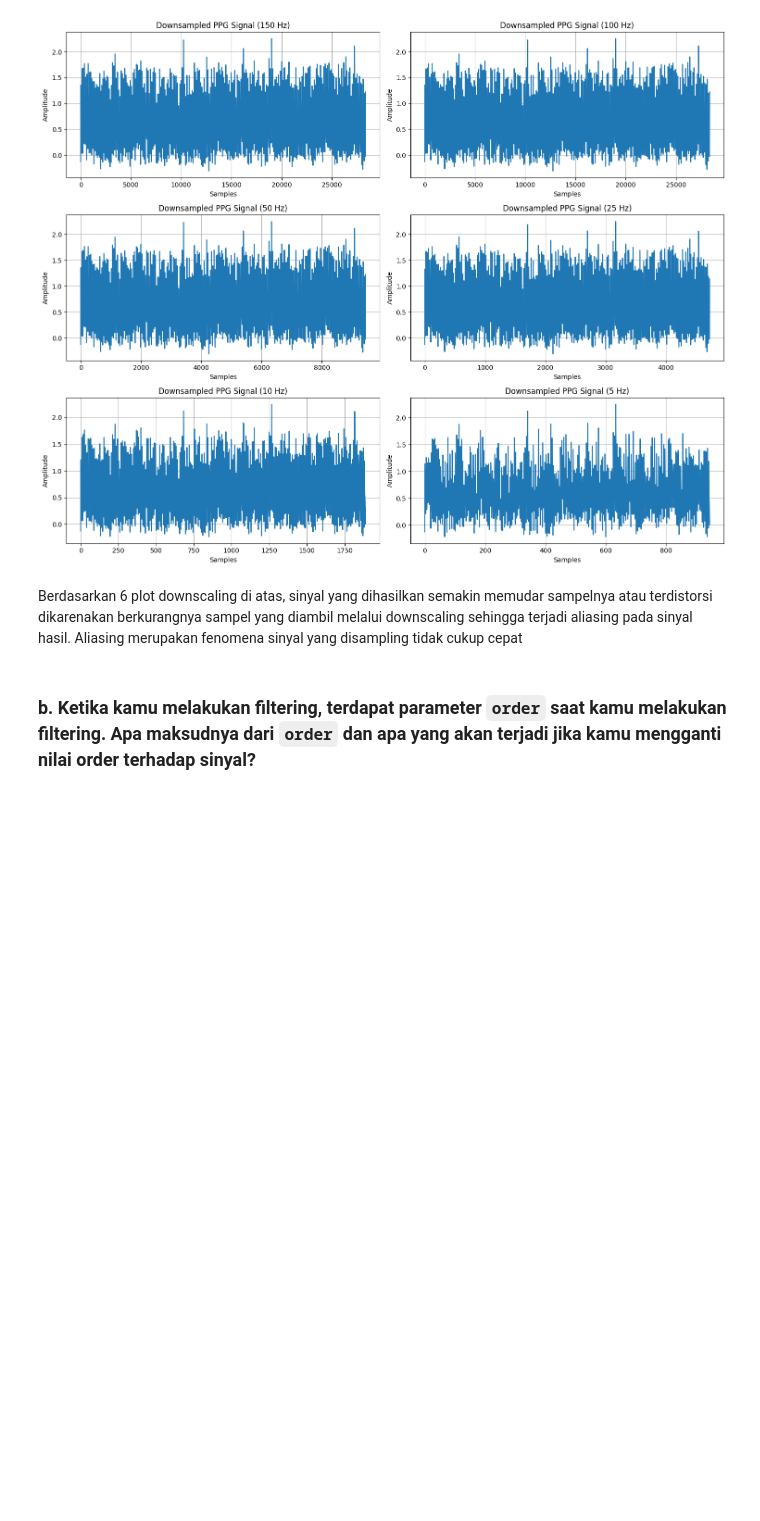
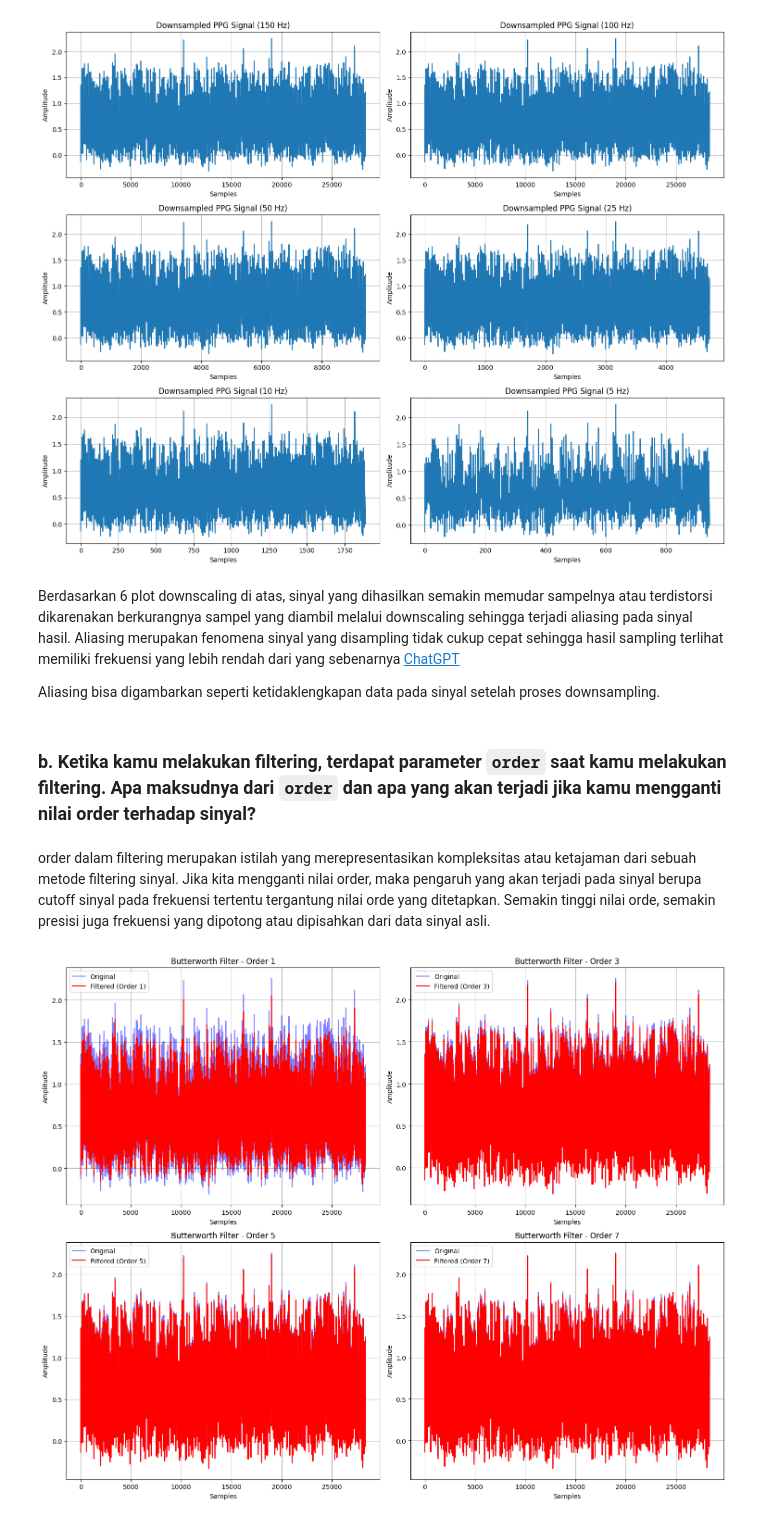
Before and after one commit to GhiffariIs/IF3024-HO2, a Jupyter notebook: 122140189.ipynb, the cells around one changed output. Saved outputs shown, nothing was run; the diff lists cells and outputs as text; code cells hidden in the pictures; blank space fills up the shorter version.

```diff
--- a/122140189.ipynb
+++ b/122140189.ipynb
@@ -37,7 +37,7 @@ Skipping random IBI modulation, since the offset_weight 0.89 leads to physiologi
 [figure]
 # %%
 # Create downsampling factors
-original_sr = sampling_rate
+original_sr = 150
 target_srs = [150, 100, 50, 25, 10, 5]
 
 # Create subplots
@@ -63,6 +63,44 @@ plt.show()
 # %% [output]
 [figure]
 # %% [markdown]
-Berdasarkan 6 plot downscaling di atas, sinyal yang dihasilkan semakin memudar sampelnya atau terdistorsi dikarenakan berkurangnya sampel yang diambil melalui downscaling sehingga terjadi aliasing pada sinyal hasil. Aliasing merupakan fenomena sinyal yang disampling tidak cukup cepat
+Berdasarkan 6 plot downscaling di atas, sinyal yang dihasilkan semakin memudar sampelnya atau terdistorsi dikarenakan berkurangnya sampel yang diambil melalui downscaling sehingga terjadi aliasing pada sinyal hasil. Aliasing merupakan fenomena sinyal yang disampling tidak cukup cepat sehingga hasil sampling terlihat memiliki frekuensi yang lebih rendah dari yang sebenarnya [ChatGPT]
+
+[ChatGPT]: https://chatgpt.com/share/680820d1-ef48-8011-8812-1d5426654f02.
+
+Aliasing bisa digambarkan seperti ketidaklengkapan data pada sinyal setelah proses downsampling.
 # %% [markdown]
 ### b. Ketika kamu melakukan filtering, terdapat parameter `order` saat kamu melakukan filtering. Apa maksudnya dari `order` dan apa yang akan terjadi jika kamu mengganti nilai order terhadap sinyal?
+# %% [markdown]
+order dalam filtering merupakan istilah yang merepresentasikan kompleksitas atau ketajaman dari sebuah metode filtering sinyal. Jika kita mengganti nilai order, maka pengaruh yang akan terjadi pada sinyal berupa cutoff sinyal pada frekuensi tertentu tergantung nilai orde yang ditetapkan. Semakin tinggi nilai orde, semakin presisi juga frekuensi yang dipotong atau dipisahkan dari data sinyal asli.
+# %%
+from scipy import signal
+
+# Define filter parameters
+nyquist = 150 / 2  # Nyquist frequency
+cutoff = 5  # Cutoff frequency in Hz
+orders = [1, 3, 5, 7]  # Different filter orders to compare
+
+# Create subplots
+plt.figure(figsize=(15, 12))
+
+for i, order in enumerate(orders, 1):
+    # Design Butterworth lowpass filter
+    b, a = signal.butter(order, cutoff/nyquist, 'low')
+
+    # Apply filter
+    filtered_signal = signal.filtfilt(b, a, ppg)
+
+    # Plot
+    plt.subplot(2, 2, i)
+    plt.plot(ppg, 'b-', alpha=0.5, label='Original')
+    plt.plot(filtered_signal, 'r-', label=f'Filtered (Order {order})')
+    plt.title(f'Butterworth Filter - Order {order}')
+    plt.xlabel('Samples')
+    plt.ylabel('Amplitude')
+    plt.legend()
+    plt.grid(True)
+
+plt.tight_layout()
+plt.show()
+# %% [output]
+[figure, added]
```
Also changed, not shown: parts of 1 cell of this notebook, 1 other file.
